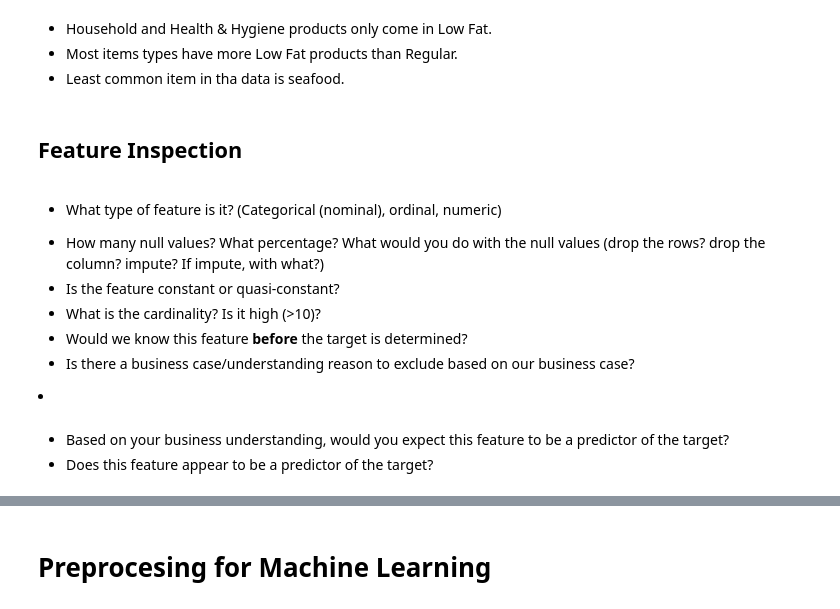
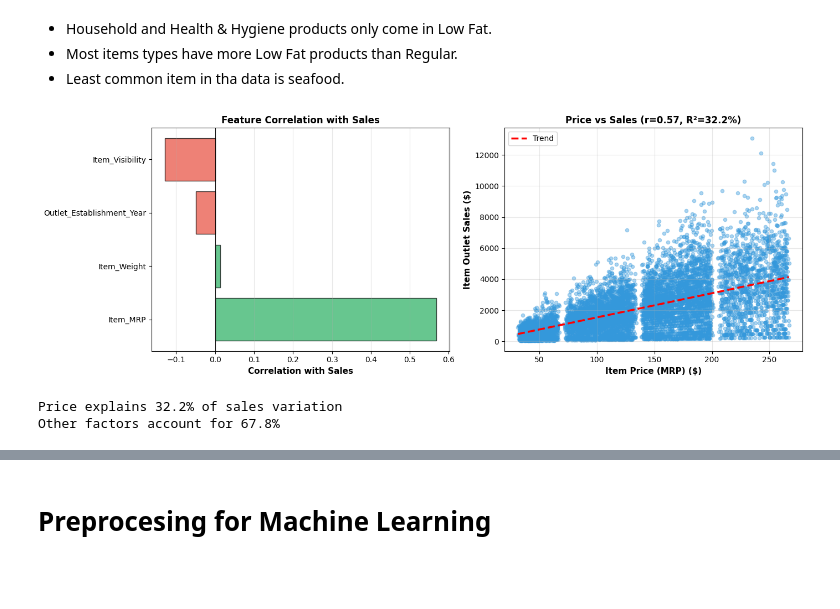
Before and after one commit to MaysNassar/prediction-of-product-sales, a Jupyter notebook: prediction_of_product_sales.ipynb, the cells around one changed output, grey strips where cells are left out. Cells and saved outputs as stored; diff of their text form; code cells hidden in the pictures; blank space fills up the shorter version.

```diff
--- a/prediction_of_product_sales.ipynb
+++ b/prediction_of_product_sales.ipynb
@@ -828,10 +828,51 @@ plt.xticks(rotation=45, ha='right');
 - Household and Health & Hygiene products only come in Low Fat.
 - Most items types have more Low Fat products than Regular.
 - Least common item in tha data is seafood.
-# %% [markdown]
-## Feature Inspection
-# %% [markdown]
-</strong><ul><li>What type of feature is it? (Categorical (nominal), ordinal, numeric)</li></ul><ul><li>How many null values? What percentage? What would you do with the null values (drop the rows? drop the column? impute? If impute, with what?)</li><li>Is the feature constant or quasi-constant?</li><li>What is the cardinality? Is it high (&gt;10)?</li><li>Would we know this feature <strong>before</strong> the target is determined?</li><li>Is there a business case/understanding reason to exclude based on our business case?</li></ul></li><li><strong>
-# %% [markdown]
-- Based on your business understanding, would you expect this feature to be a predictor of the target?
-- Does this feature appear to be a predictor of the target?
+# %%
+import matplotlib.pyplot as plt
+import seaborn as sns
+import numpy as np
+
+fig, (ax1, ax2) = plt.subplots(1, 2, figsize=(14, 5))
+
+# LEFT: Correlation with sales
+numeric_cols = df.select_dtypes('number').columns
+corr = df[numeric_cols].corr()
+sales_corr = corr['Item_Outlet_Sales'].drop('Item_Outlet_Sales').sort_values(ascending=False)
+
+colors = ['#27ae60' if x > 0 else '#e74c3c' for x in sales_corr.values]
+ax1.barh(range(len(sales_corr)), sales_corr.values, color=colors, alpha=0.7, edgecolor='black')
+ax1.set_yticks(range(len(sales_corr)))
+ax1.set_yticklabels(sales_corr.index, fontsize=10)
+ax1.set_xlabel('Correlation with Sales', fontsize=11, fontweight='bold')
+ax1.set_title('Feature Correlation with Sales', fontsize=12, fontweight='bold')
+ax1.axvline(x=0, color='black', linestyle='-', linewidth=0.8)
+ax1.grid(True, alpha=0.3, axis='x')
+
+# RIGHT: Price vs Sales scatter
+ax2.scatter(df['Item_MRP'], df['Item_Outlet_Sales'], alpha=0.4, s=20, color='#3498db')
+
+# Add trend line
+z = np.polyfit(df['Item_MRP'], df['Item_Outlet_Sales'], 1)
+p = np.poly1d(z)
+x_line = np.linspace(df['Item_MRP'].min(), df['Item_MRP'].max(), 100)
+ax2.plot(x_line, p(x_line), "r--", linewidth=2.5, label='Trend')
+
+r = np.corrcoef(df['Item_MRP'], df['Item_Outlet_Sales'])[0, 1]
+r_squared = r ** 2
+
+ax2.set_xlabel('Item Price (MRP) ($)', fontsize=11, fontweight='bold')
+ax2.set_ylabel('Item Outlet Sales ($)', fontsize=11, fontweight='bold')
+ax2.set_title(f'Price vs Sales (r={r:.2f}, R²={r_squared:.1%})', fontsize=12, fontweight='bold')
+ax2.grid(True, alpha=0.3)
+ax2.legend()
+
+plt.tight_layout()
+plt.show()
+
+print(f"Price explains {r_squared:.1%} of sales variation")
+print(f"Other factors account for {1-r_squared:.1%}")
+# %% [output]
+[figure, added]
+Price explains 32.2% of sales variation
+Other factors account for 67.8%
```
Also changed, not shown: parts of 28 cells of this notebook.
